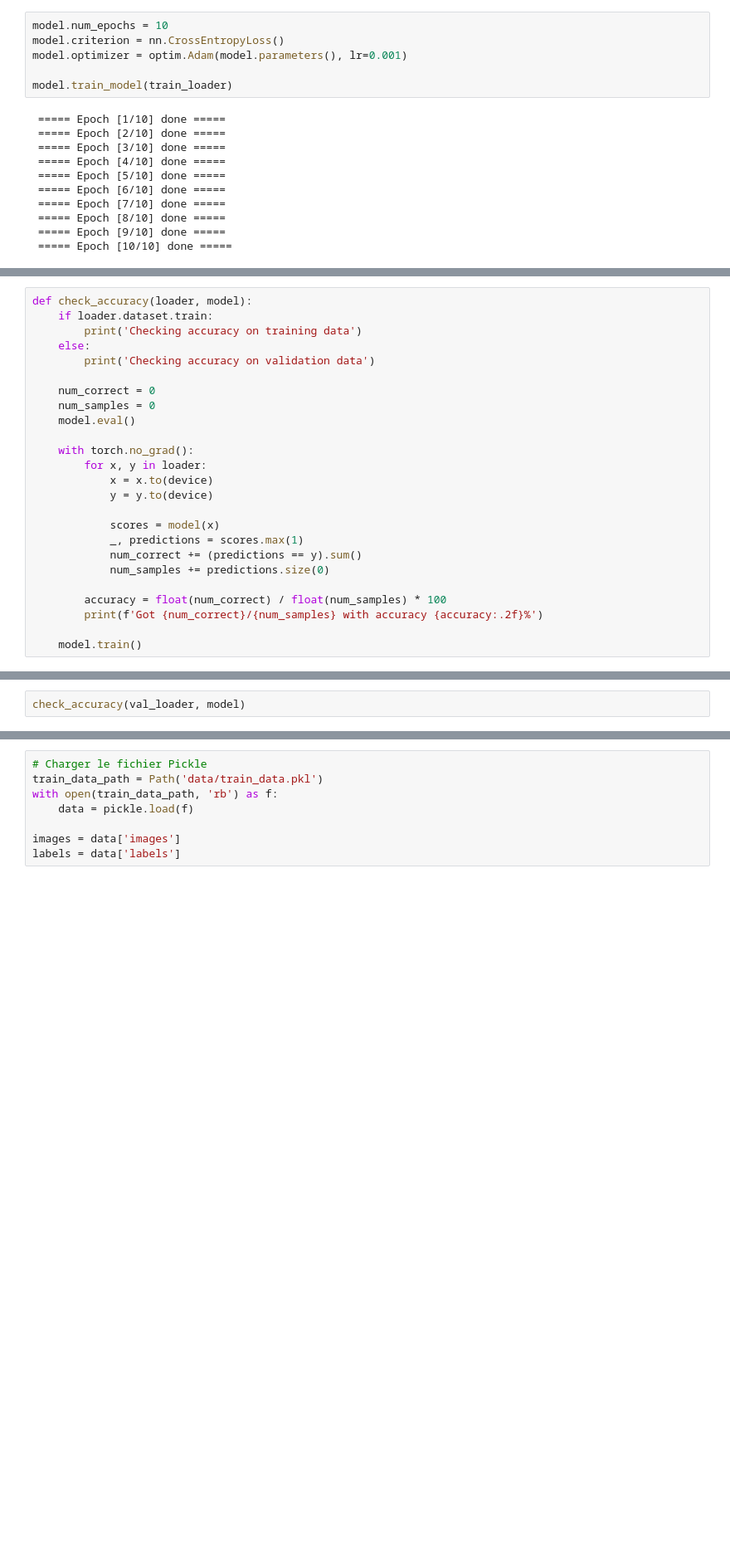
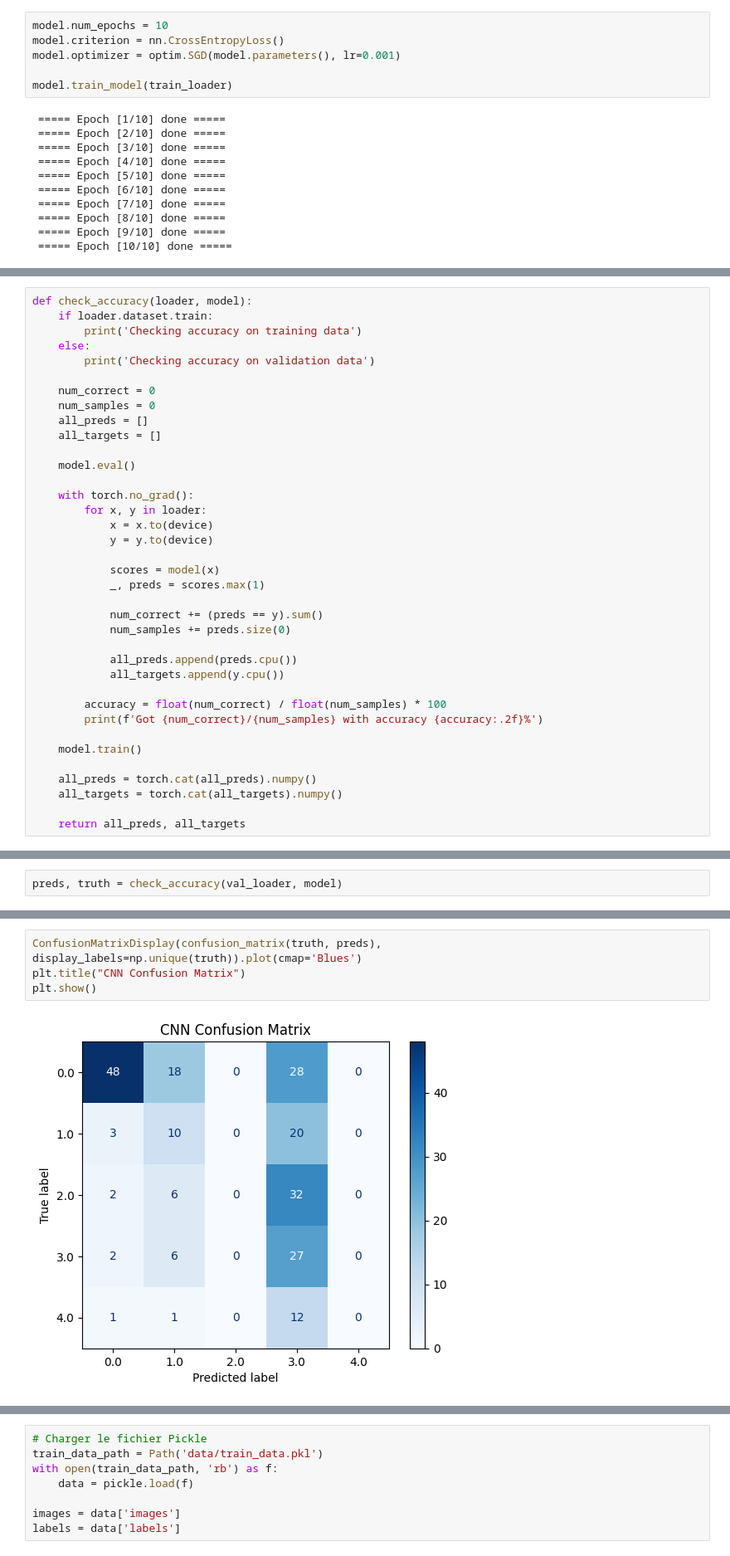
Before and after one commit to mrquaternion/Retinal-Image-Classification, a Jupyter notebook: cnn.ipynb, the cells around one changed output, grey strips where cells are left out. Shown at 83% size. Saved outputs shown, nothing was run; the diff lists cells and outputs as text; blank space fills up the shorter version.

```diff
--- a/cnn.ipynb
+++ b/cnn.ipynb
@@ -181,7 +179,7 @@ model = CNN(in_channels=nb_of_channels, num_classes=nb_of_classes, dimension_of_
 # %%
 model.num_epochs = 10
 model.criterion = nn.CrossEntropyLoss()
-model.optimizer = optim.Adam(model.parameters(), lr=0.001)
+model.optimizer = optim.SGD(model.parameters(), lr=0.001)
 
 model.train_model(train_loader)
 # %% [output]
@@ -206,6 +204,9 @@ def check_accuracy(loader, model):
 
     num_correct = 0
     num_samples = 0
+    all_preds = []
+    all_targets = []
+
     model.eval()
 
     with torch.no_grad():
@@ -214,12 +215,21 @@ def check_accuracy(loader, model):
             y = y.to(device)
 
             scores = model(x)
-            _, predictions = scores.max(1)
-            num_correct += (predictions == y).sum()
-            num_samples += predictions.size(0)
+            _, preds = scores.max(1)
+
+            num_correct += (preds == y).sum()
+            num_samples += preds.size(0)
+
+            all_preds.append(preds.cpu())
+            all_targets.append(y.cpu())
 
         accuracy = float(num_correct) / float(num_samples) * 100
         print(f'Got {num_correct}/{num_samples} with accuracy {accuracy:.2f}%')
 
     model.train()
+
+    all_preds = torch.cat(all_preds).numpy()
+    all_targets = torch.cat(all_targets).numpy()
+
+    return all_preds, all_targets
 # %%
@@ -230,4 +240,4 @@ Got 422/864 with accuracy 48.84%
 # %%
-check_accuracy(val_loader, model)
+preds, truth = check_accuracy(val_loader, model)
 # %% [output]
 Checking accuracy on validation data
@@ -234,0 +247,6 @@ Got 97/216 with accuracy 44.91%
+# %%
+ConfusionMatrixDisplay(confusion_matrix(truth, preds), display_labels=np.unique(truth)).plot(cmap='Blues')
+plt.title("CNN Confusion Matrix")
+plt.show()
+# %% [output]
+[figure, added]
```
Also changed, not shown: parts of 28 cells of this notebook.
